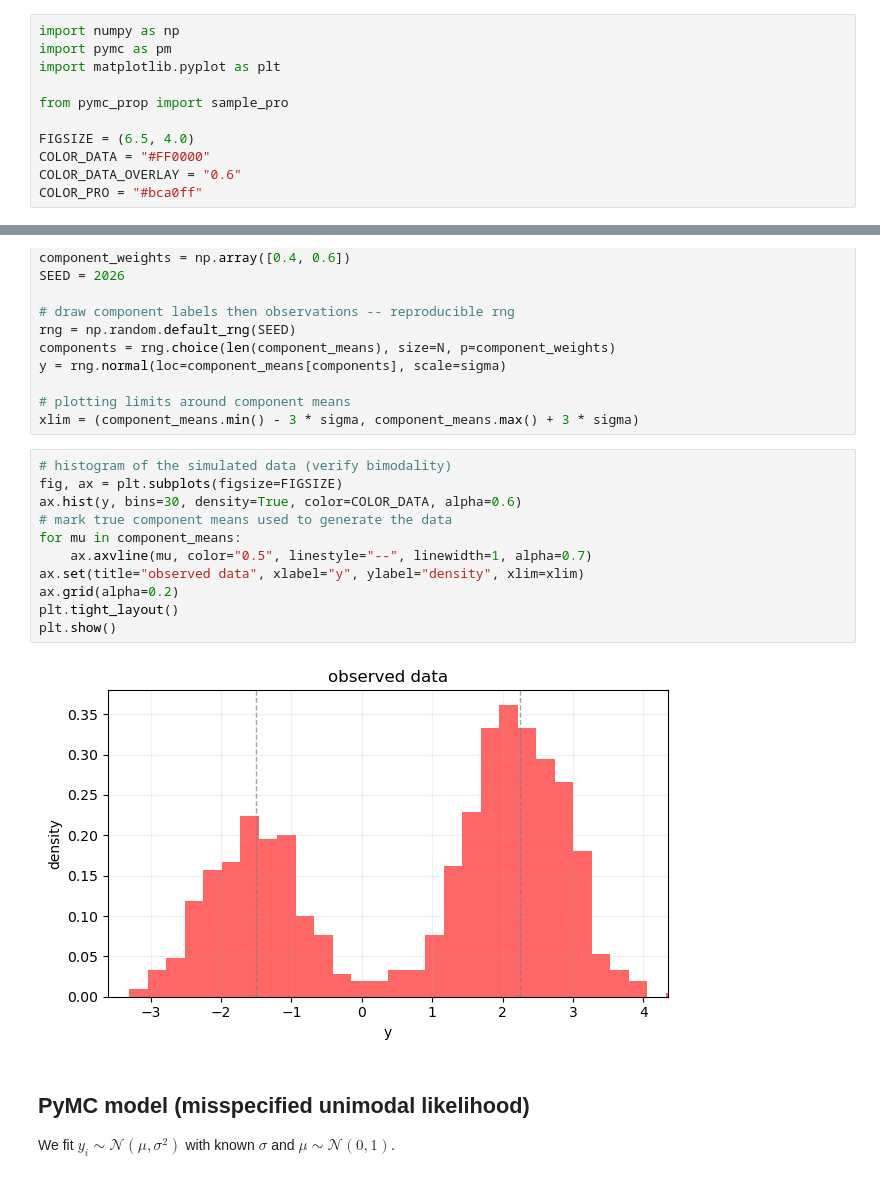
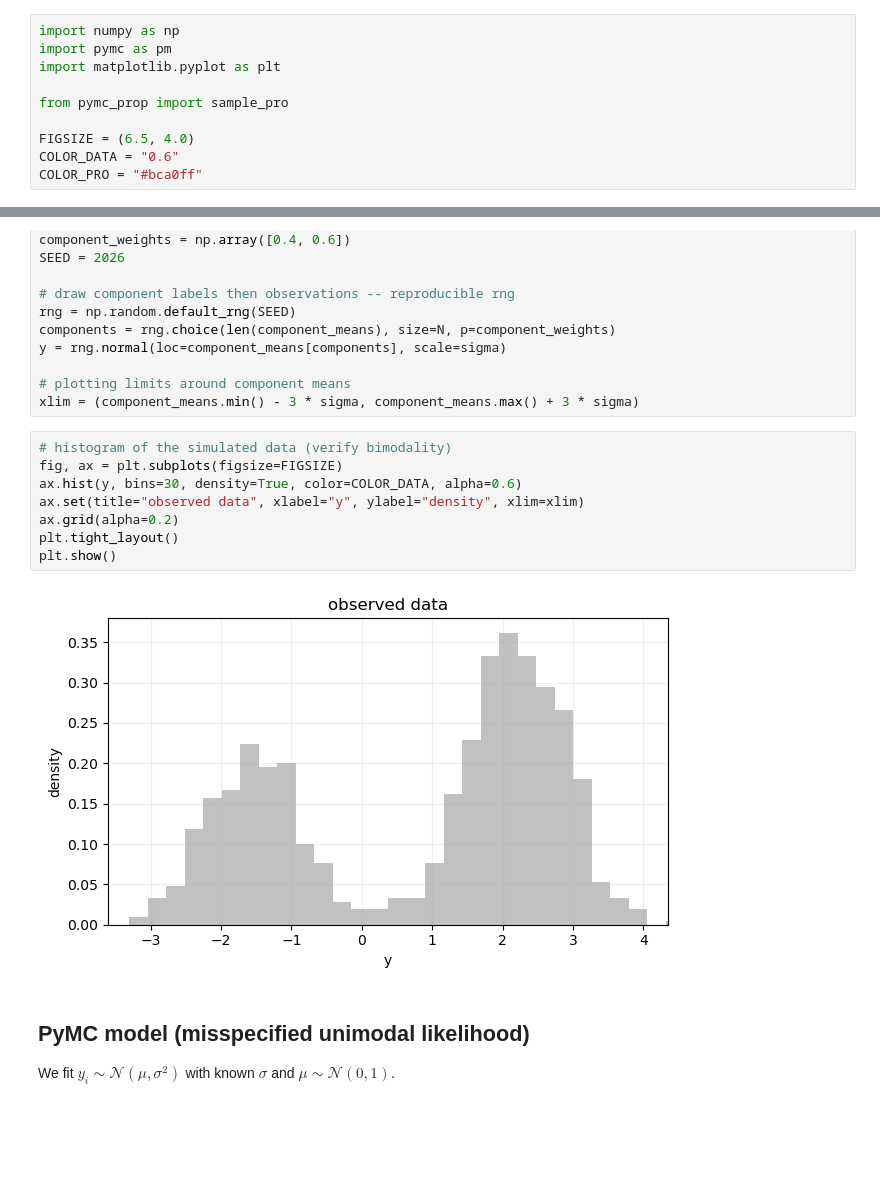
Before and after one commit to pymc-devs/pymc-prop, a Jupyter notebook: examples/bimodal_gaussian.ipynb, the cells around one changed output, grey strips where cells are left out. Saved outputs shown, nothing was run; the diff lists cells and outputs as text; blank space fills up the shorter version.

Commit message:
making plots better; testing learning_rate=np.sqrt(n)

```diff
--- a/examples/bimodal_gaussian.ipynb
+++ b/examples/bimodal_gaussian.ipynb
@@ -10,8 +10,7 @@ import matplotlib.pyplot as plt
 from pymc_prop import sample_pro
 
 FIGSIZE = (6.5, 4.0)
-COLOR_DATA = "#FF0000"
-COLOR_DATA_OVERLAY = "0.6"
+COLOR_DATA = "0.6"
 COLOR_PRO = "#bca0ff"
 # %% [markdown]
 ## Simulate bimodal data
@@ -34,16 +33,13 @@ xlim = (component_means.min() - 3 * sigma, component_means.max() + 3 * sigma)
 # %%
 # histogram of the simulated data (verify bimodality)
 fig, ax = plt.subplots(figsize=FIGSIZE)
 ax.hist(y, bins=30, density=True, color=COLOR_DATA, alpha=0.6)
-# mark true component means used to generate the data
-for mu in component_means:
-    ax.axvline(mu, color="0.5", linestyle="--", linewidth=1, alpha=0.7)
 ax.set(title="observed data", xlabel="y", ylabel="density", xlim=xlim)
 ax.grid(alpha=0.2)
 plt.tight_layout()
 plt.show()
 # %% [output]
-[figure, old version]
+[figure, new version]
 # %% [markdown]
 ## PyMC model (misspecified unimodal likelihood)
 
```
Also changed, not shown: parts of 3 cells of this notebook.
